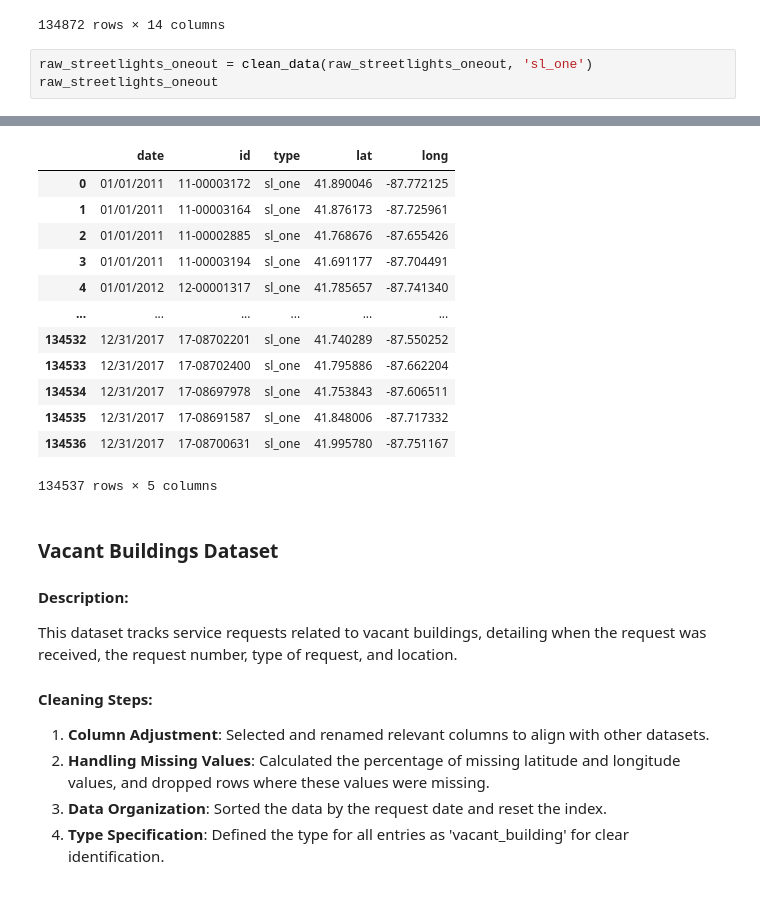
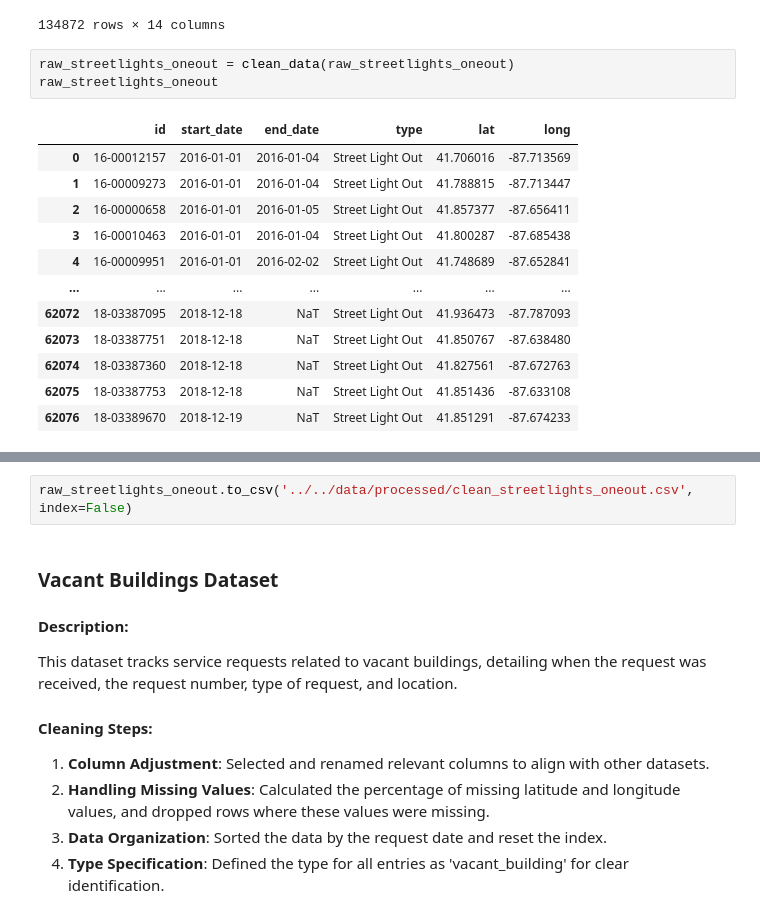
Before and after one commit to evanameyer1/Uncovering-New-Factors-In-Chicago-Crime-through-Regression-Models, a Jupyter notebook: models/notebooks/01_data_cleaning.ipynb, the cells around one changed output, grey strips where cells are left out. Cells and saved outputs as stored; diff of their text form.

```diff
--- a/models/notebooks/01_data_cleaning.ipynb
+++ b/models/notebooks/01_data_cleaning.ipynb
@@ -415,6 +308,18 @@ raw_streetlights_oneout
 | 134871 | 10/11/2018 | Completed | 10/16/2018 | 18-02899892 | Street Light Out | 8300 S BUFFALO AVE | ... |
 134872 rows × 14 columns
 # %%
-raw_streetlights_oneout = clean_data(raw_streetlights_oneout, 'sl_one')
+raw_streetlights_oneout = clean_data(raw_streetlights_oneout)
 raw_streetlights_oneout
 # %% [output]
+|  | id | start_date | end_date | type | lat | long |
+| 0 | 16-00012157 | 2016-01-01 | 2016-01-04 | Street Light Out | 41.706016 | -87.713569 |
+| 1 | 16-00009273 | 2016-01-01 | 2016-01-04 | Street Light Out | 41.788815 | -87.713447 |
+| 2 | 16-00000658 | 2016-01-01 | 2016-01-05 | Street Light Out | 41.857377 | -87.656411 |
+| 3 | 16-00010463 | 2016-01-01 | 2016-01-04 | Street Light Out | 41.800287 | -87.685438 |
+| 4 | 16-00009951 | 2016-01-01 | 2016-02-02 | Street Light Out | 41.748689 | -87.652841 |
+| ... | ... | ... | ... | ... | ... | ... |
+| 62072 | 18-03387095 | 2018-12-18 | NaT | Street Light Out | 41.936473 | -87.787093 |
+| 62073 | 18-03387751 | 2018-12-18 | NaT | Street Light Out | 41.850767 | -87.638480 |
+| 62074 | 18-03387360 | 2018-12-18 | NaT | Street Light Out | 41.827561 | -87.672763 |
+| 62075 | 18-03387753 | 2018-12-18 | NaT | Street Light Out | 41.851436 | -87.633108 |
+| 62076 | 18-03389670 | 2018-12-19 | NaT | Street Light Out | 41.851291 | -87.674233 |
@@ -422,16 +327,5 @@ successfully removed 0 nulls or 0.0024838365264843705%
-|  | date | id | type | lat | long |
-| 0 | 01/01/2011 | 11-00003172 | sl_one | 41.890046 | -87.772125 |
-| 1 | 01/01/2011 | 11-00003164 | sl_one | 41.876173 | -87.725961 |
-| 2 | 01/01/2011 | 11-00002885 | sl_one | 41.768676 | -87.655426 |
-| 3 | 01/01/2011 | 11-00003194 | sl_one | 41.691177 | -87.704491 |
-| 4 | 01/01/2012 | 12-00001317 | sl_one | 41.785657 | -87.741340 |
-| ... | ... | ... | ... | ... | ... |
-| 134532 | 12/31/2017 | 17-08702201 | sl_one | 41.740289 | -87.550252 |
-| 134533 | 12/31/2017 | 17-08702400 | sl_one | 41.795886 | -87.662204 |
-| 134534 | 12/31/2017 | 17-08697978 | sl_one | 41.753843 | -87.606511 |
-| 134535 | 12/31/2017 | 17-08691587 | sl_one | 41.848006 | -87.717332 |
-| 134536 | 12/31/2017 | 17-08700631 | sl_one | 41.995780 | -87.751167 |
-134537 rows × 5 columns
+# %%
+raw_streetlights_oneout.to_csv('../../data/processed/clean_streetlights_oneout.csv', index=False)
 # %% [markdown]
 ### Vacant Buildings Dataset
 
```
Also changed, not shown: parts of 33 cells of this notebook, 4 other files.
